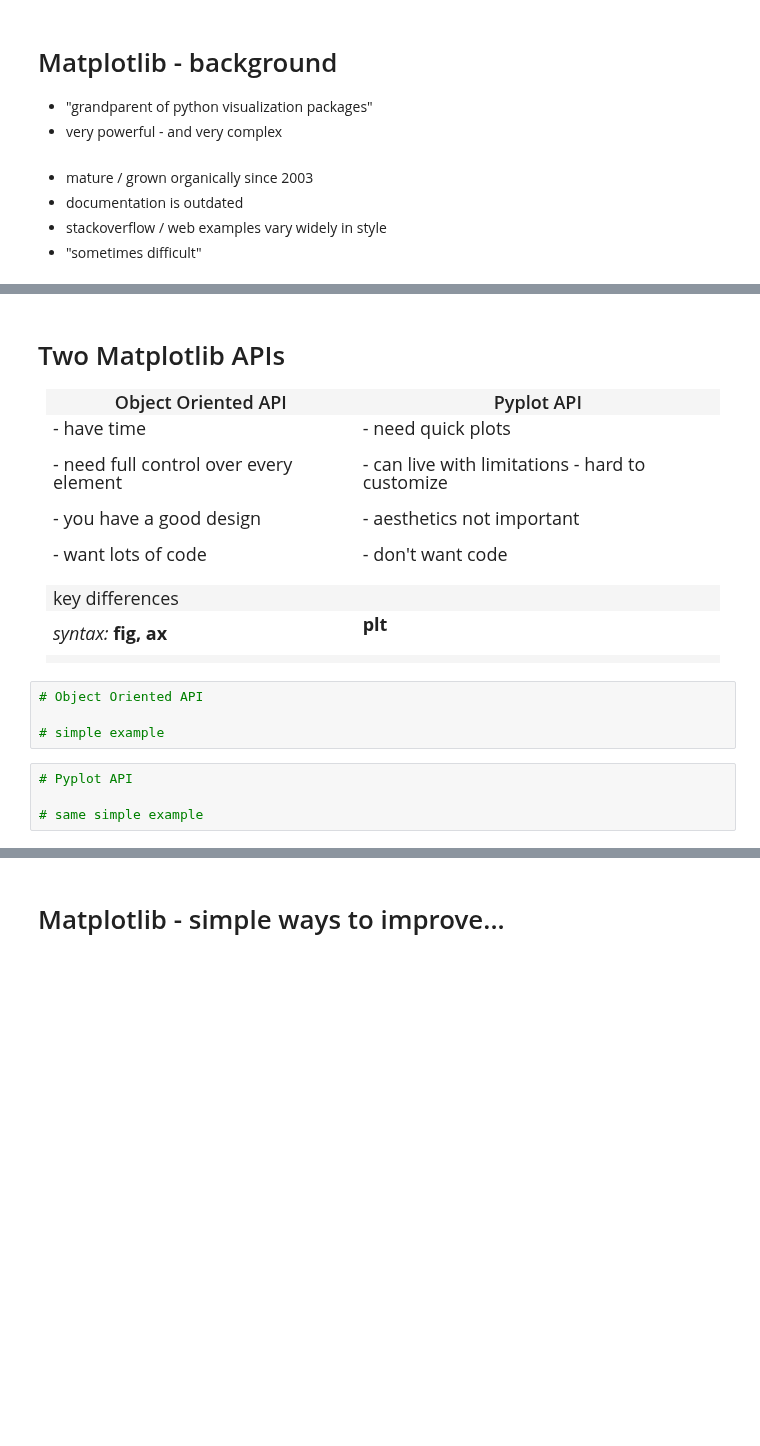
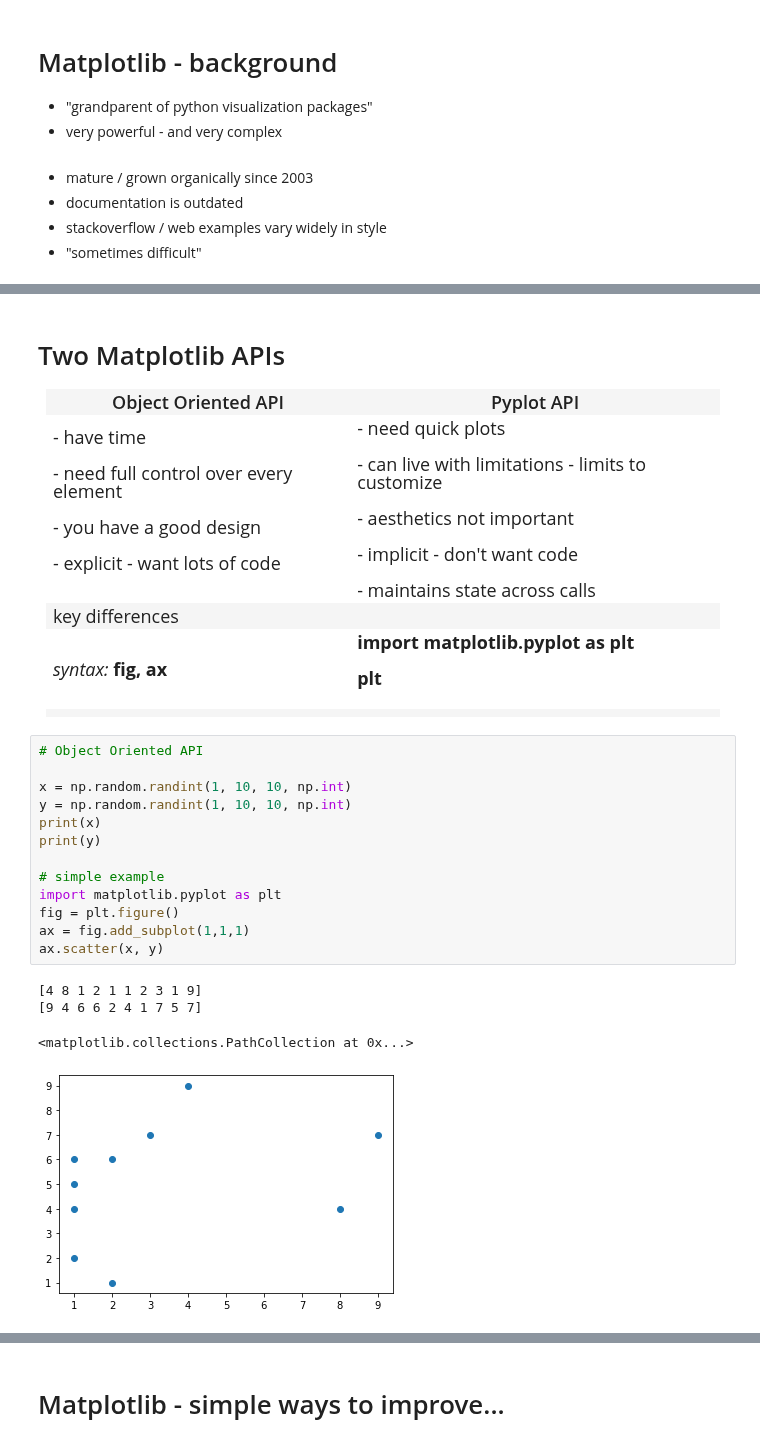
Before and after one commit to surfaceowl-ai/python_visualizations, a Jupyter notebook: notebooks/01_matplotlib_chapter.ipynb, the cells around one changed output, grey strips where cells are left out. Drawn from its saved outputs; the diff is of its cells as text; blank space fills up the shorter version.

```diff
--- a/notebooks/01_matplotlib_chapter.ipynb
+++ b/notebooks/01_matplotlib_chapter.ipynb
@@ -116,31 +123,42 @@ There should be one-- and preferably only one --obvious way to do it.n -
             - have time<br><br>
             - need full control over every element<br><br>
             - you have a good design<br><br>
-            - want lots of code<br><br>
+            - explicit - want lots of code<br><br>
         </td>
         <td style="text-align:left; vertical-align:top; font-size: 150%">
             - need quick plots<br><br>
-            - can live with limitations - hard to customize<br><br>
+            - can live with limitations - limits to customize<br><br>
             - aesthetics not important<br><br>
-            - don't want code<br><br>
+            - implicit - don't want code<br><br>
+            - maintains state across calls
         </td>
      <tr>
         <td style="text-align:left; font-size: 150%">key differences</td>
         <td></td>
      <tr>
          <td style="text-align:left; font-size: 150%"><i>syntax:</i>  <b>fig, ax</b></td>
-         <td style="text-align:left; font-size: 150%"><b>plt</b><br><br></td>
+         <td style="text-align:left; font-size: 150%"><b>import matplotlib.pyplot as plt<br><br>plt</b><br><br></td>
     </tr>
     <tr>
         <td></td>
         <td></td>
     </tr>
 </table>
-# %%
-# Object Oriented API
-
-# simple example
-# %%
-# Pyplot API
-
-# same simple example
+# %%
+# Object Oriented API
+
+x = np.random.randint(1, 10, 10, np.int)
+y = np.random.randint(1, 10, 10, np.int)
+print(x)
+print(y)
+
+# simple example
+import matplotlib.pyplot as plt
+fig = plt.figure()
+ax = fig.add_subplot(1,1,1)
+ax.scatter(x, y)
+# %% [output]
+[4 8 1 2 1 1 2 3 1 9]
+[9 4 6 6 2 4 1 7 5 7]
+<matplotlib.collections.PathCollection at 0x...>
+[figure, added]
```
Also changed, not shown: parts of 15 cells of this notebook, 6 other files.
